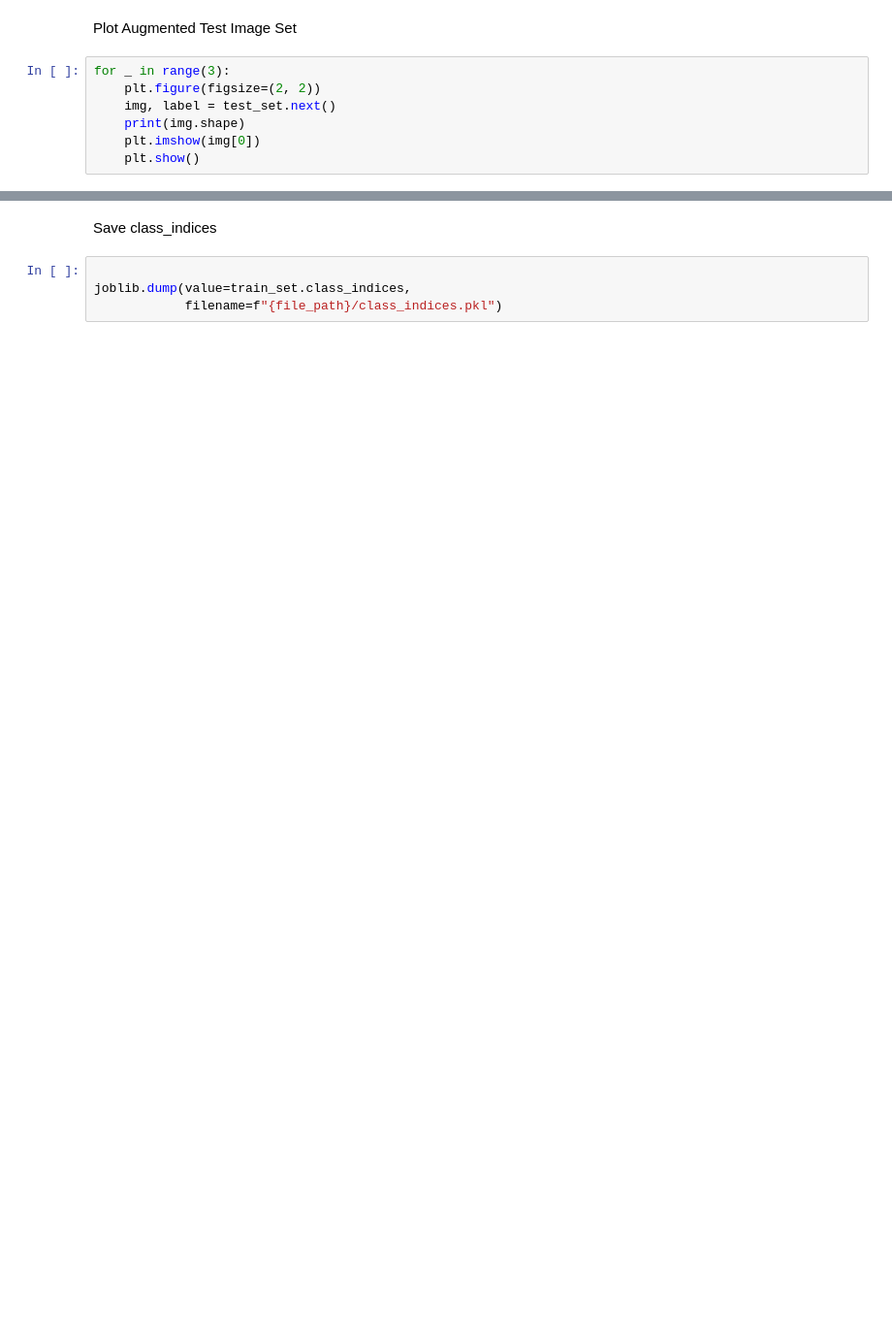
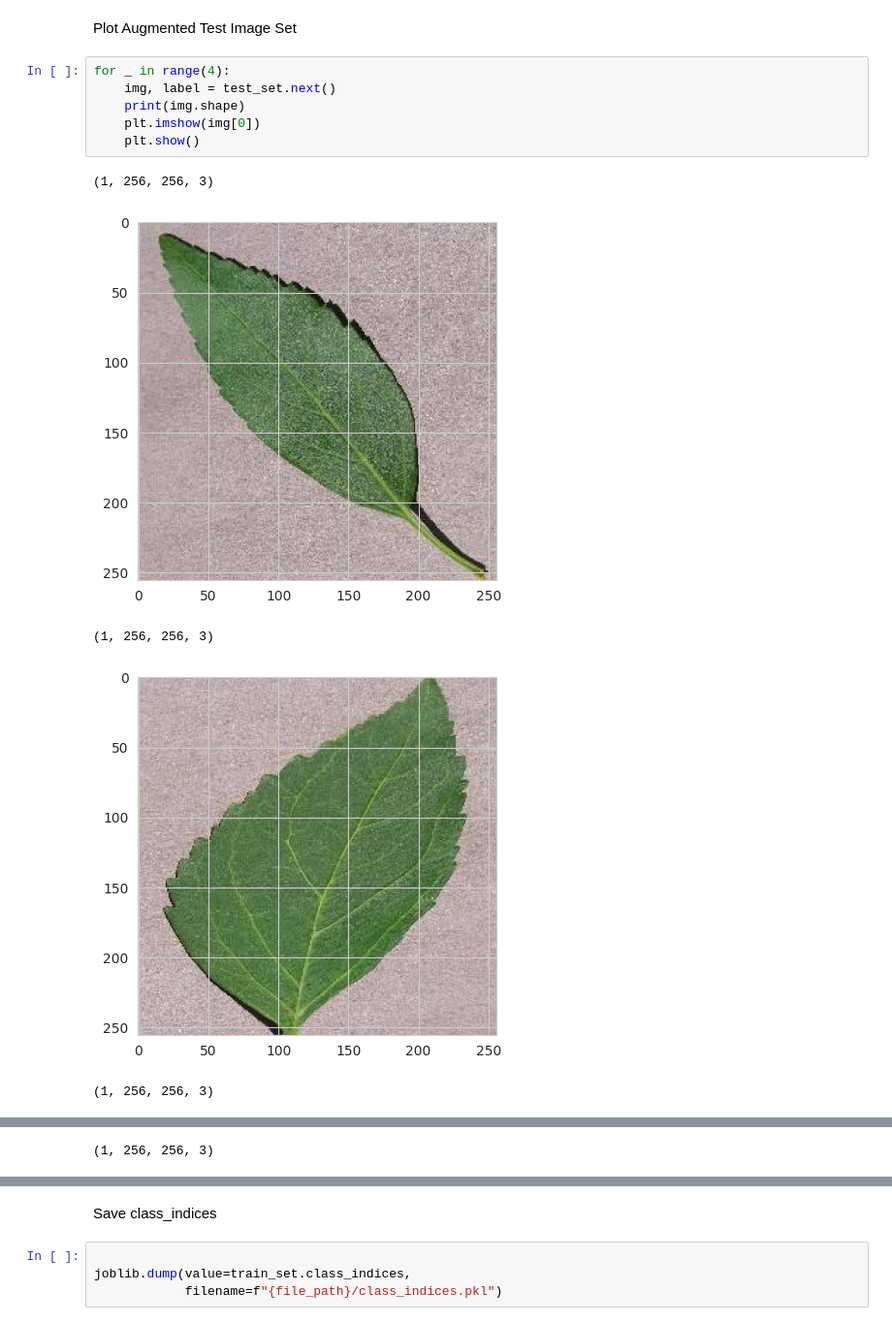
Before and after one commit to Sammy92dec/mildew-detector-pp5, a Jupyter notebook: jupyter_notebooks/ModellingEvaluating.ipynb, the cells around one changed output, grey strips where cells are left out. Shown at 97% size. Cells and saved outputs as stored; diff of their text form; blank space fills up the shorter version.

```diff
--- a/jupyter_notebooks/ModellingEvaluating.ipynb
+++ b/jupyter_notebooks/ModellingEvaluating.ipynb
@@ -255,9 +264,14 @@ test_set.class_indices
 # %% [markdown]
 Plot Augmented Test Image Set
 # %%
-for _ in range(3):
-    plt.figure(figsize=(2, 2))
+for _ in range(4):
     img, label = test_set.next()
     print(img.shape)
     plt.imshow(img[0])
     plt.show()
+# %% [output]
+(1, 256, 256, 3)
+[figure, added]
+(1, 256, 256, 3)
+[figure, added]
+(1, 256, 256, 3)
@@ -263,0 +279 @@ for _ in range(3):
+(1, 256, 256, 3)
```
Also changed, not shown: parts of 14 cells of this notebook, 1 other file.
